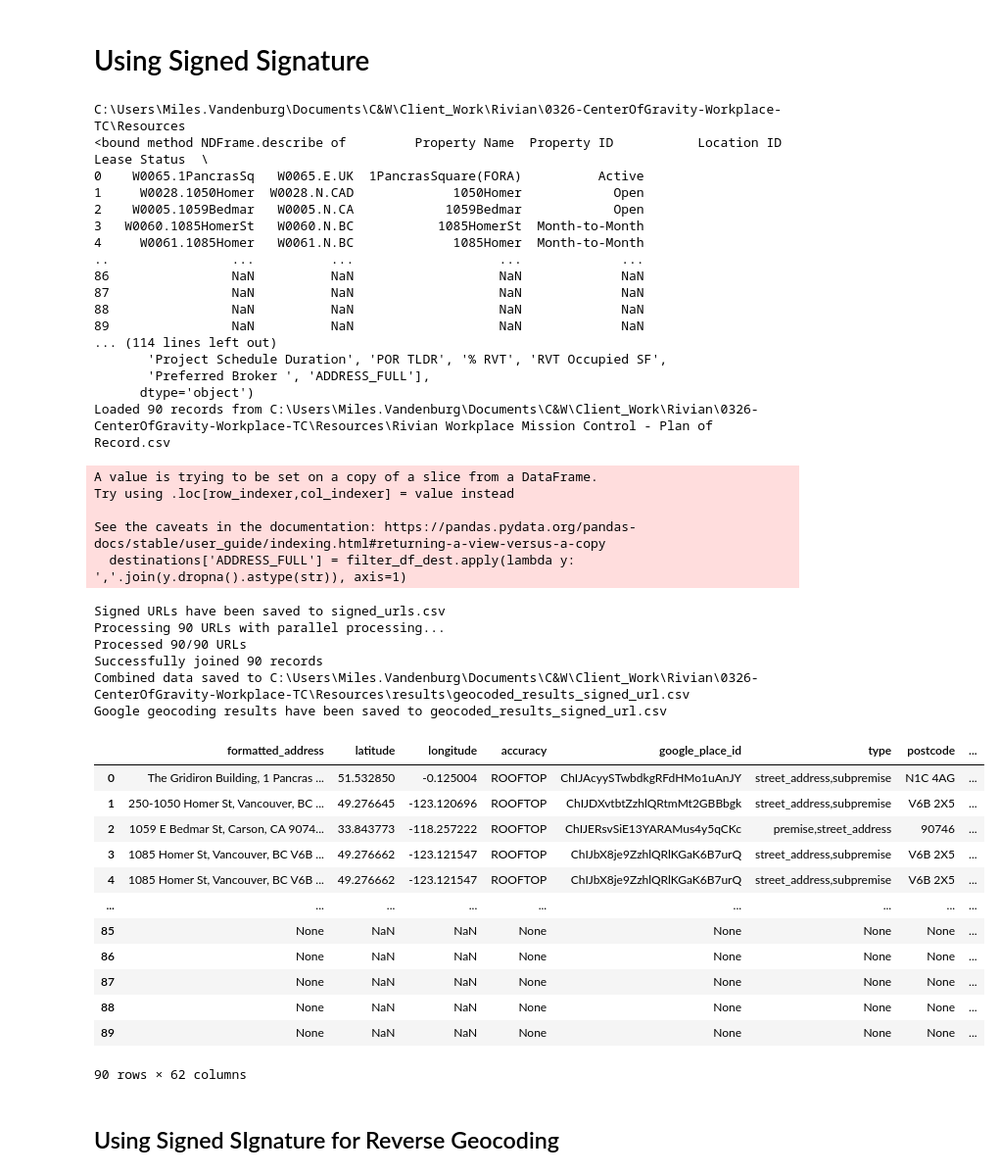
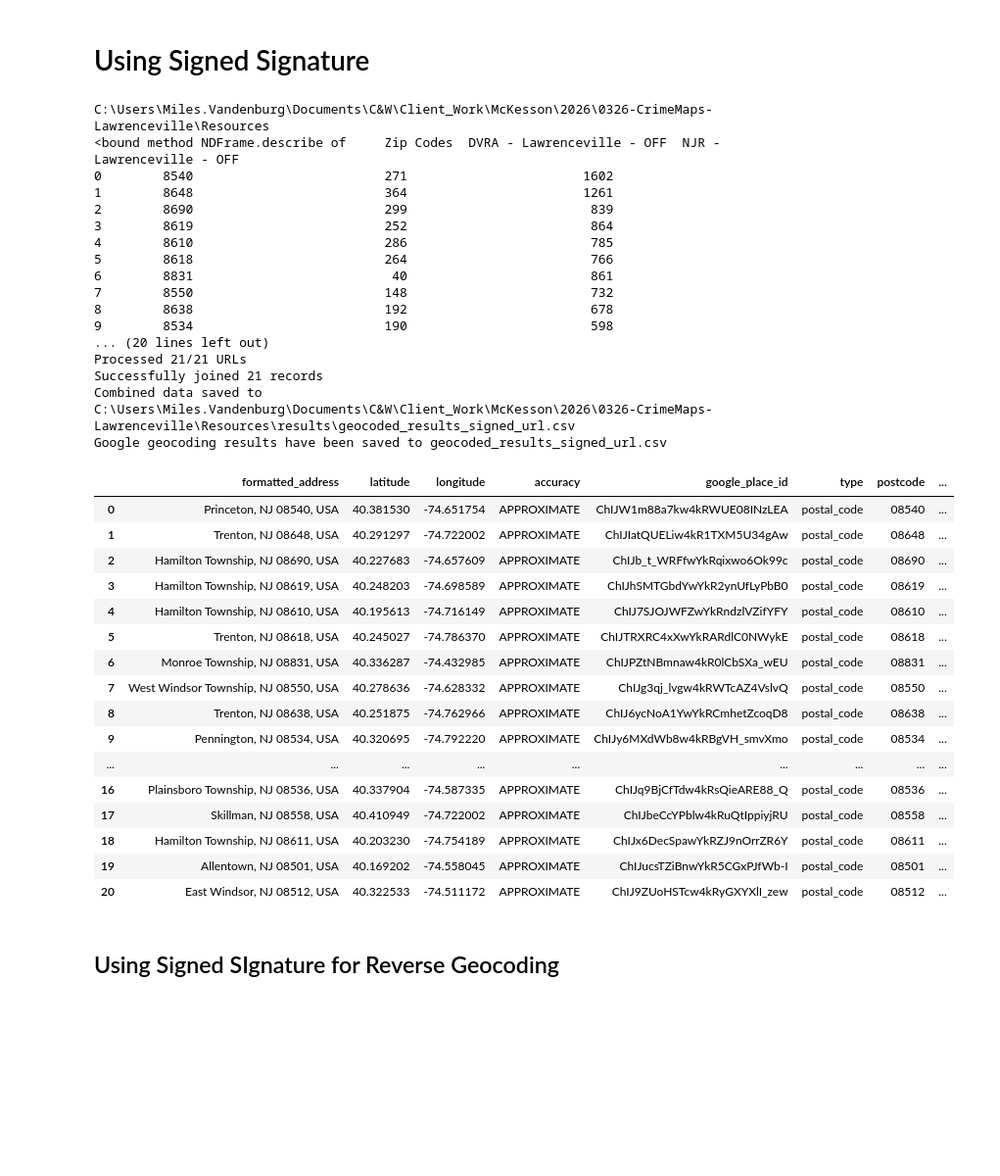
Before and after one commit to MVanDenburg92/Google_Maps_Geocoder, a Jupyter notebook: Examples/Google_Maps_Geocoder_Test.ipynb, the cells around one changed output. Shown at 98% size. Saved outputs shown, nothing was run; the diff lists cells and outputs as text; code cells hidden in the pictures; blank space fills up the shorter version.

```diff
--- a/Examples/Google_Maps_Geocoder_Test.ipynb
+++ b/Examples/Google_Maps_Geocoder_Test.ipynb
@@ -30,62 +30,55 @@ else:
 # %%
 # Import necessary function
 from google_maps_geocoder.geocode_signed_url import signed_url_geocode
 import os
 from concurrent.futures import ThreadPoolExecutor
 
 private_key = os.getenv("GOOGLE_MAPS_PRIVATE_KEY")
 if not private_key:
     raise ValueError("GOOGLE_MAPS_PRIVATE_KEY is not set in the environment.")
 # Define parameters
-input_file = r"C:\Users\Miles.Vandenburg\Documents\C&W\Client_Work\Rivian\0326-CenterOfGravity-Workplace-TC\Resources\Rivian Workplace Mission Control - Plan of Record.csv"
+input_file = r"C:\Users\Miles.Vandenburg\Documents\C&W\Client_Work\McKesson\2026\0326-CrimeMaps-Lawrenceville\Resources\NJR Lawrenceville and DVRA Lawrenceville Zip Codes_Test.csv"
 output_file = 'geocoded_results_signed_url.csv'
 base_url = "http://maps.googleapis.com/maps/api/geocode/json"
 client = "gme-cushmanwakefield"
 channel = "GBC"
 # Run the script
 signed_url_geocode(input_file, output_file, private_key, base_url, client, channel, geocode_only = False,limit=None)
 # %% [output]
-C:\Users\Miles.Vandenburg\Documents\C&W\Client_Work\Rivian\0326-CenterOfGravity-Workplace-TC\Resources
-<bound method NDFrame.describe of         Property Name  Property ID           Location ID    Lease Status  \
-0    W0065.1PancrasSq   W0065.E.UK  1PancrasSquare(FORA)          Active
-1     W0028.1050Homer  W0028.N.CAD             1050Homer            Open
-2    W0005.1059Bedmar   W0005.N.CA            1059Bedmar            Open
-3   W0060.1085HomerSt   W0060.N.BC           1085HomerSt  Month-to-Month
-4     W0061.1085Homer   W0061.N.BC             1085Homer  Month-to-Month
-..                ...          ...                   ...             ...
-86                NaN          NaN                   NaN             NaN
-87                NaN          NaN                   NaN             NaN
-88                NaN          NaN                   NaN             NaN
-89                NaN          NaN                   NaN             NaN
-... (114 lines left out)
-       'Project Schedule Duration', 'POR TLDR', '% RVT', 'RVT Occupied SF',
-       'Preferred Broker ', 'ADDRESS_FULL'],
-      dtype='object')
-Loaded 90 records from C:\Users\Miles.Vandenburg\Documents\C&W\Client_Work\Rivian\0326-CenterOfGravity-Workplace-TC\Resources\Rivian Workplace Mission Control - Plan of Record.csv
+C:\Users\Miles.Vandenburg\Documents\C&W\Client_Work\McKesson\2026\0326-CrimeMaps-Lawrenceville\Resources
+<bound method NDFrame.describe of     Zip Codes  DVRA - Lawrenceville - OFF  NJR - Lawrenceville - OFF
+0        8540                         271                       1602
+1        8648                         364                       1261
+2        8690                         299                        839
+3        8619                         252                        864
+4        8610                         286                        785
+5        8618                         264                        766
+6        8831                          40                        861
+7        8550                         148                        732
+8        8638                         192                        678
+9        8534                         190                        598
+... (20 lines left out)
+Processed 21/21 URLs
+Successfully joined 21 records
+Combined data saved to C:\Users\Miles.Vandenburg\Documents\C&W\Client_Work\McKesson\2026\0326-CrimeMaps-Lawrenceville\Resources\results\geocoded_results_signed_url.csv
+Google geocoding results have been saved to geocoded_results_signed_url.csv
-A value is trying to be set on a copy of a slice from a DataFrame.
-Try using .loc[row_indexer,col_indexer] = value instead
-
-See the caveats in the documentation: https://pandas.pydata.org/pandas-docs/stable/user_guide/indexing.html#returning-a-view-versus-a-copy
-  destinations['ADDRESS_FULL'] = filter_df_dest.apply(lambda y: ','.join(y.dropna().astype(str)), axis=1)
-Signed URLs have been saved to signed_urls.csv
-Processing 90 URLs with parallel processing...
-Processed 90/90 URLs
-Successfully joined 90 records
-Combined data saved to C:\Users\Miles.Vandenburg\Documents\C&W\Client_Work\Rivian\0326-CenterOfGravity-Workplace-TC\Resources\results\geocoded_results_signed_url.csv
-Google geocoding results have been saved to geocoded_results_signed_url.csv
 |  | formatted_address | latitude | longitude | accuracy | google_place_id | type | postcode | ... |
-| 0 | The Gridiron Building, 1 Pancras ... | 51.532850 | -0.125004 | ROOFTOP | ChIJAcyySTwbdkgRFdHMo1uAnJY | street_address,subpremise | N1C 4AG | ... |
-| 1 | 250-1050 Homer St, Vancouver, BC ... | 49.276645 | -123.120696 | ROOFTOP | ChIJDXvtbtZzhlQRtmMt2GBBbgk | street_address,subpremise | V6B 2X5 | ... |
-| 2 | 1059 E Bedmar St, Carson, CA 9074... | 33.843773 | -118.257222 | ROOFTOP | ChIJERsvSiE13YARAMus4y5qCKc | premise,street_address | 90746 | ... |
-| 3 | 1085 Homer St, Vancouver, BC V6B ... | 49.276662 | -123.121547 | ROOFTOP | ChIJbX8je9ZzhlQRlKGaK6B7urQ | street_address,subpremise | V6B 2X5 | ... |
-| 4 | 1085 Homer St, Vancouver, BC V6B ... | 49.276662 | -123.121547 | ROOFTOP | ChIJbX8je9ZzhlQRlKGaK6B7urQ | street_address,subpremise | V6B 2X5 | ... |
+| 0 | Princeton, NJ 08540, USA | 40.381530 | -74.651754 | APPROXIMATE | ChIJW1m88a7kw4kRWUE08INzLEA | postal_code | 08540 | ... |
+| 1 | Trenton, NJ 08648, USA | 40.291297 | -74.722002 | APPROXIMATE | ChIJIatQUELiw4kR1TXM5U34gAw | postal_code | 08648 | ... |
+| 2 | Hamilton Township, NJ 08690, USA | 40.227683 | -74.657609 | APPROXIMATE | ChIJb_t_WRFfwYkRqixwo6Ok99c | postal_code | 08690 | ... |
+| 3 | Hamilton Township, NJ 08619, USA | 40.248203 | -74.698589 | APPROXIMATE | ChIJhSMTGbdYwYkR2ynUfLyPbB0 | postal_code | 08619 | ... |
+| 4 | Hamilton Township, NJ 08610, USA | 40.195613 | -74.716149 | APPROXIMATE | ChIJ7SJOJWFZwYkRndzlVZifYFY | postal_code | 08610 | ... |
+| 5 | Trenton, NJ 08618, USA | 40.245027 | -74.786370 | APPROXIMATE | ChIJTRXRC4xXwYkRARdlC0NWykE | postal_code | 08618 | ... |
+| 6 | Monroe Township, NJ 08831, USA | 40.336287 | -74.432985 | APPROXIMATE | ChIJPZtNBmnaw4kR0lCbSXa_wEU | postal_code | 08831 | ... |
+| 7 | West Windsor Township, NJ 08550, USA | 40.278636 | -74.628332 | APPROXIMATE | ChIJg3qj_lvgw4kRWTcAZ4VslvQ | postal_code | 08550 | ... |
+| 8 | Trenton, NJ 08638, USA | 40.251875 | -74.762966 | APPROXIMATE | ChIJ6ycNoA1YwYkRCmhetZcoqD8 | postal_code | 08638 | ... |
+| 9 | Pennington, NJ 08534, USA | 40.320695 | -74.792220 | APPROXIMATE | ChIJy6MXdWb8w4kRBgVH_smvXmo | postal_code | 08534 | ... |
 | ... | ... | ... | ... | ... | ... | ... | ... | ... |
-| 85 | None | NaN | NaN | None | None | None | None | ... |
-| 86 | None | NaN | NaN | None | None | None | None | ... |
-| 87 | None | NaN | NaN | None | None | None | None | ... |
-| 88 | None | NaN | NaN | None | None | None | None | ... |
-| 89 | None | NaN | NaN | None | None | None | None | ... |
+| 16 | Plainsboro Township, NJ 08536, USA | 40.337904 | -74.587335 | APPROXIMATE | ChIJq9BjCfTdw4kRsQieARE88_Q | postal_code | 08536 | ... |
+| 17 | Skillman, NJ 08558, USA | 40.410949 | -74.722002 | APPROXIMATE | ChIJbeCcYPblw4kRuQtIppiyjRU | postal_code | 08558 | ... |
+| 18 | Hamilton Township, NJ 08611, USA | 40.203230 | -74.754189 | APPROXIMATE | ChIJx6DecSpawYkRZJ9nOrrZR6Y | postal_code | 08611 | ... |
+| 19 | Allentown, NJ 08501, USA | 40.169202 | -74.558045 | APPROXIMATE | ChIJucsTZiBnwYkR5CGxPJfWb-I | postal_code | 08501 | ... |
+| 20 | East Windsor, NJ 08512, USA | 40.322533 | -74.511172 | APPROXIMATE | ChIJ9ZUoHSTcw4kRyGXYXlI_zew | postal_code | 08512 | ... |
-90 rows × 62 columns
 # %% [markdown]
 ## Using Signed SIgnature for Reverse Geocoding
 # %%
```
Also changed, not shown: 3 other files.
